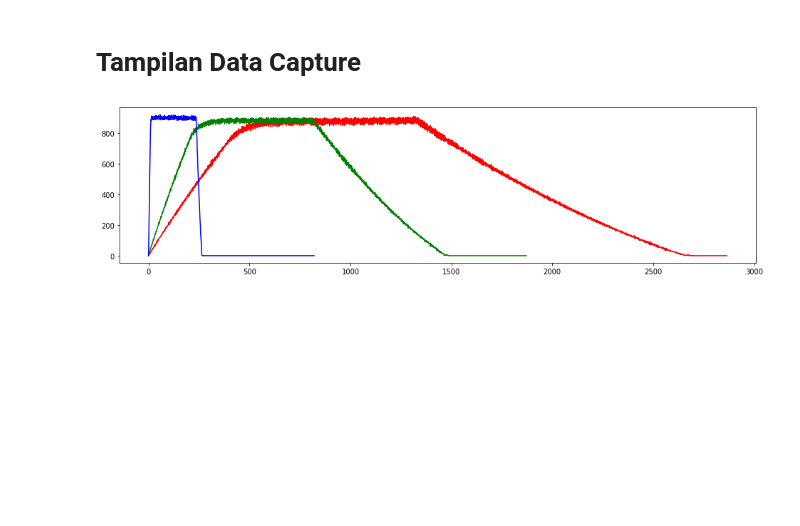
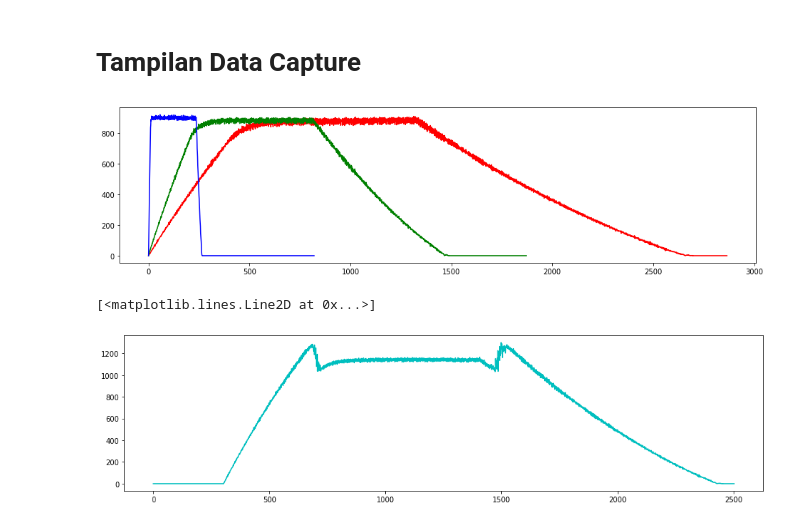
Before and after one commit to waskita/embedded, a Jupyter notebook: motor-data/tampilan-data-capture.ipynb, the cells around one changed output. Saved outputs shown, nothing was run; the diff lists cells and outputs as text; code cells hidden in the pictures; blank space fills up the shorter version.

```diff
--- a/motor-data/tampilan-data-capture.ipynb
+++ b/motor-data/tampilan-data-capture.ipynb
@@ -36,2 +42,11 @@ fig.savefig("gabungan.png", format="png",dpi=60)
 # %% [output]
 [figure]
+# %%
+fig = plt.figure(figsize=(16,4))
+gs = gridspec.GridSpec(1,1)
+ax1 = fig.add_subplot(gs[0])
+ax1.plot(data0, "c-")
+# fig.savefig("single.png", format="png",dpi=60)
+# %% [output]
+[<matplotlib.lines.Line2D at 0x...>]
+[figure, added]
```
Also changed, not shown: parts of 4 cells of this notebook, 7 other files.
